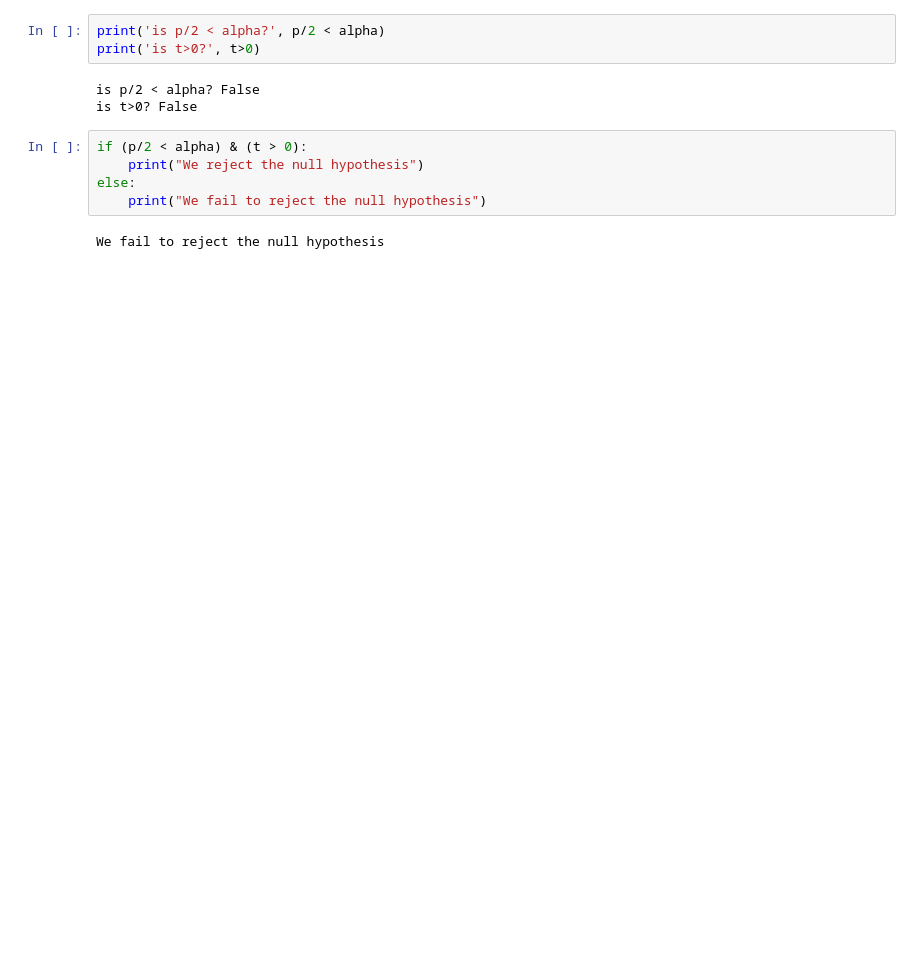
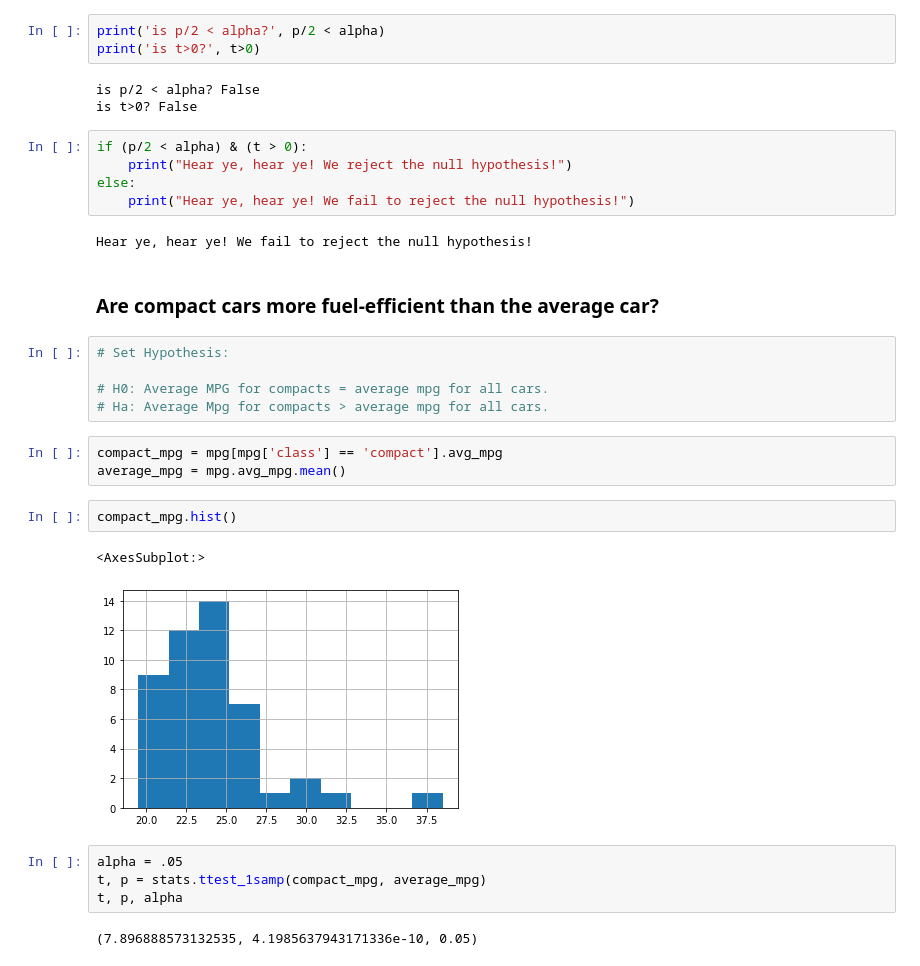
Before and after one commit to jnolf/statistics-exercises, a Jupyter notebook: hypothesis_testing.ipynb, the cells around one changed output. Saved outputs shown, nothing was run; the diff lists cells and outputs as text; blank space fills up the shorter version.

```diff
--- a/hypothesis_testing.ipynb
+++ b/hypothesis_testing.ipynb
@@ -214,8 +214,29 @@ is p/2 < alpha? False
 is t>0? False
 # %%
 if (p/2 < alpha) & (t > 0):
-    print("We reject the null hypothesis")
+    print("Hear ye, hear ye! We reject the null hypothesis!")
 else:
-    print("We fail to reject the null hypothesis")
+    print("Hear ye, hear ye! We fail to reject the null hypothesis!")
 # %% [output]
-We fail to reject the null hypothesis
+Hear ye, hear ye! We fail to reject the null hypothesis!
+# %% [markdown]
+### Are compact cars more fuel-efficient than the average car?
+# %%
+# Set Hypothesis:
+
+# H0: Average MPG for compacts = average mpg for all cars.
+# Ha: Average Mpg for compacts > average mpg for all cars.
+# %%
+compact_mpg = mpg[mpg['class'] == 'compact'].avg_mpg
+average_mpg = mpg.avg_mpg.mean()
+# %%
+compact_mpg.hist()
+# %% [output]
+<AxesSubplot:>
+[figure, added]
+# %%
+alpha = .05
+t, p = stats.ttest_1samp(compact_mpg, average_mpg)
+t, p, alpha
+# %% [output]
+(7.896888573132535, 4.1985637943171336e-10, 0.05)
```
Also changed, not shown: parts of 9 cells of this notebook.
